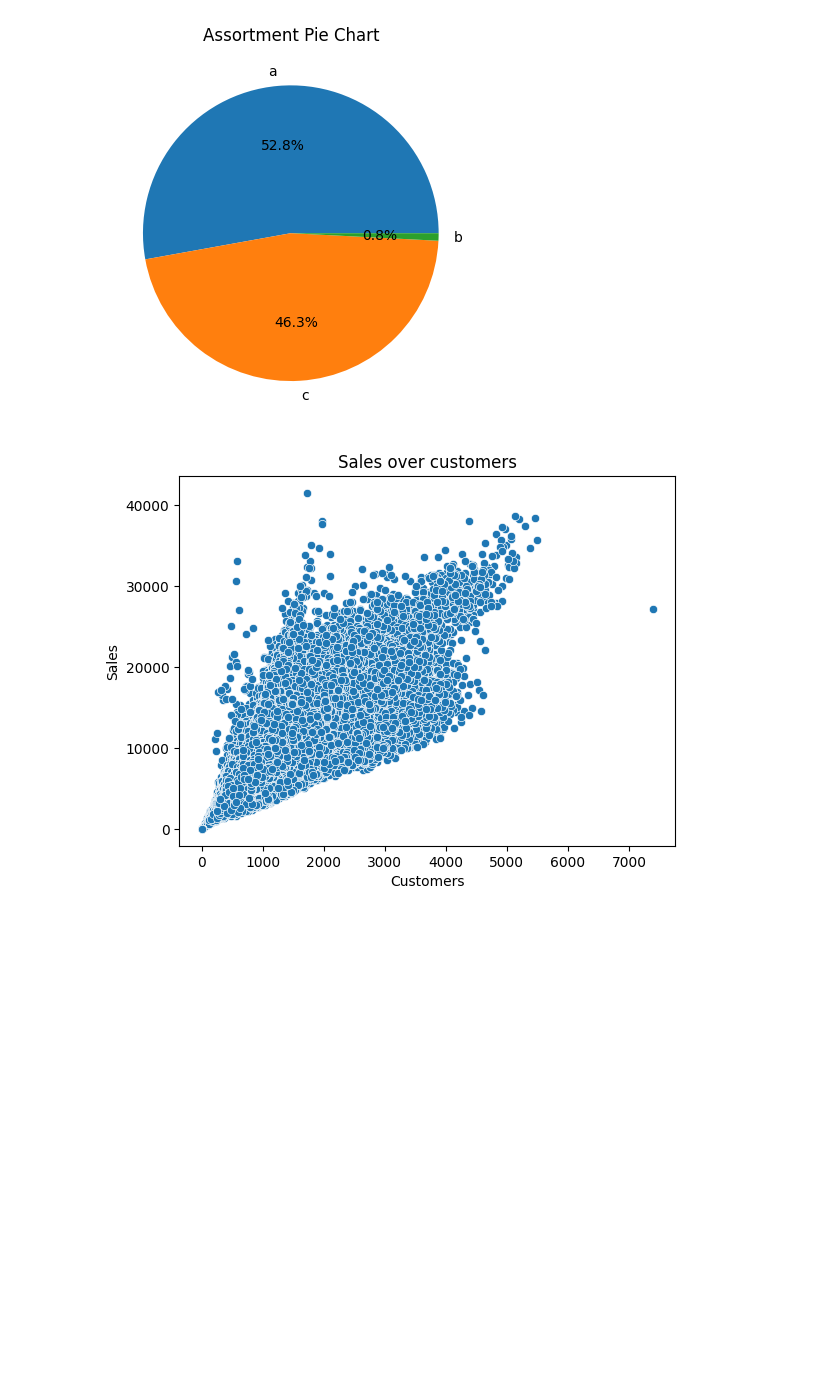
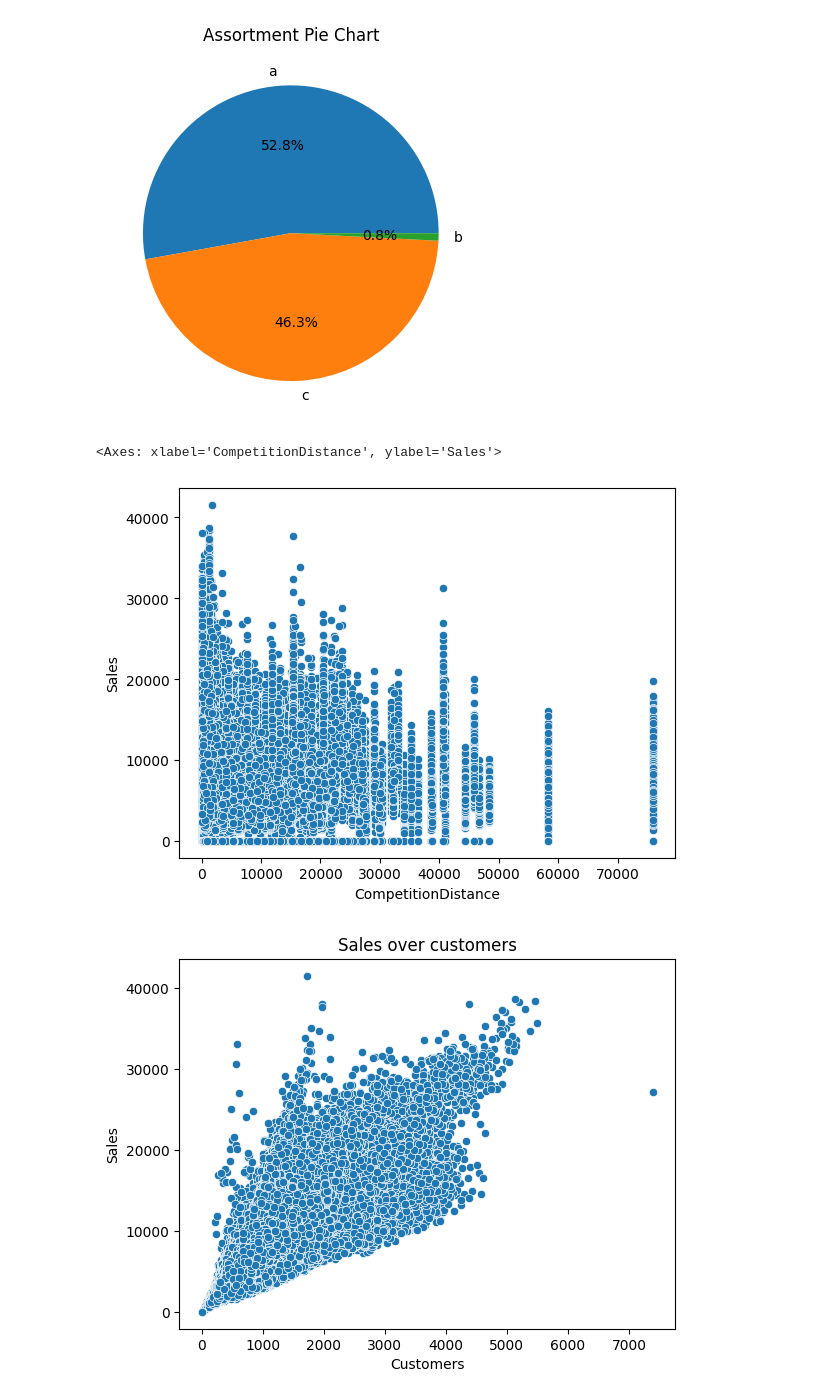
Before and after one commit to ankit-chuahan/rossman_sales_analysis__, a Jupyter notebook: ml_end_term_ankit.ipynb, the cells around one changed output. Saved outputs shown, nothing was run; the diff lists cells and outputs as text; code cells hidden in the pictures; blank space fills up the shorter version.

```diff
--- a/ml_end_term_ankit.ipynb
+++ b/ml_end_term_ankit.ipynb
@@ -430,6 +472,12 @@ plt.title('Assortment Pie Chart')
 plt.show()
 # %% [output]
 [figure]
+# %%
+#scatterplot of Competition Distance and Sales
+sns.scatterplot(x=df['CompetitionDistance'], y=df['Sales'])
+# %% [output]
+<Axes: xlabel='CompetitionDistance', ylabel='Sales'>
+[figure, added]
 # %%
 sns.scatterplot(x='Customers',y='Sales',data=df,)
 plt.title('Sales over customers')
```
Also changed, not shown: parts of 16 cells of this notebook.
